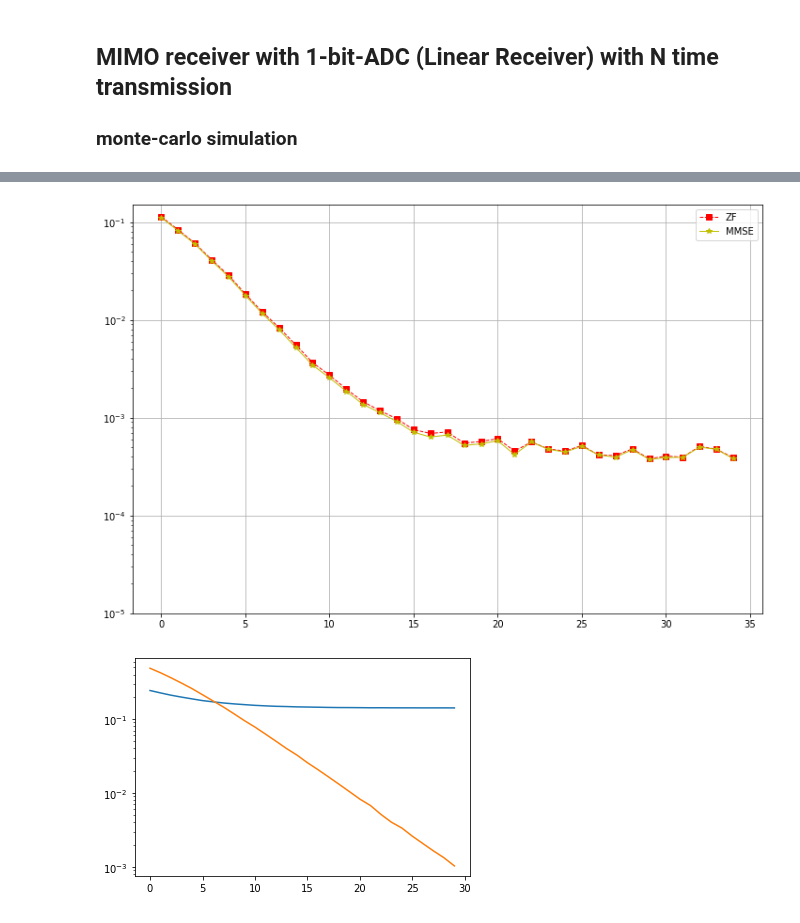
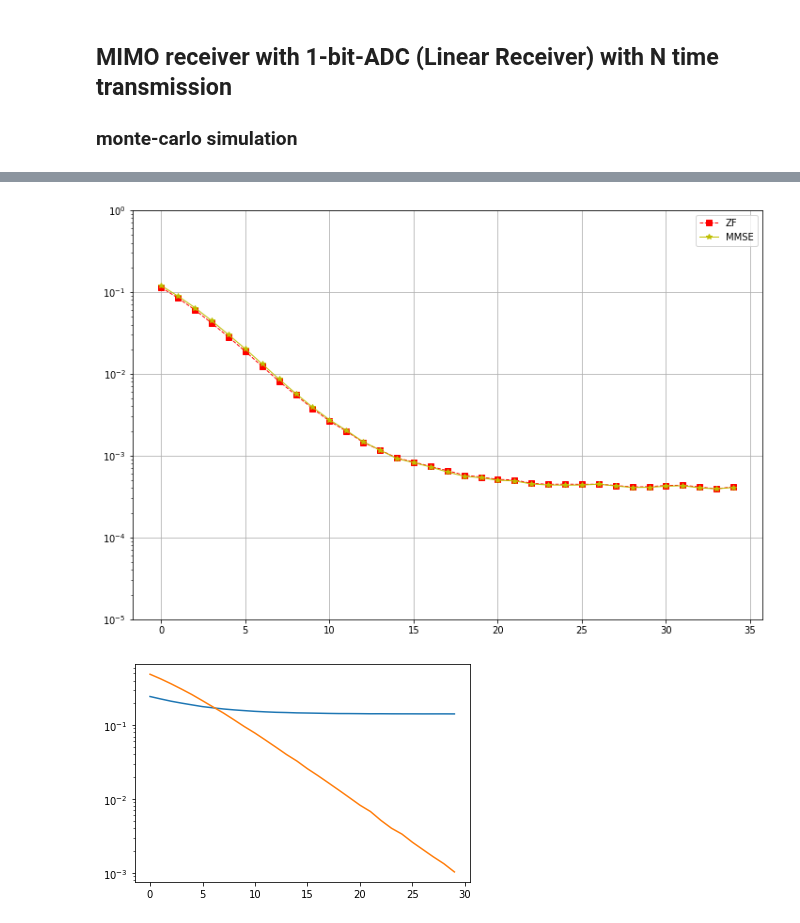
Before and after one commit to IISL-HYU/comm, a Jupyter notebook: practice.ipynb, the cells around one changed output, grey strips where cells are left out. Cells and saved outputs as stored; diff of their text form; code cells hidden in the pictures.

```diff
--- a/practice.ipynb
+++ b/practice.ipynb
@@ -260,20 +260,18 @@ for snr in range(SNR_max):
 
     # 1-bit ADC
     y = np.sign(r_re)
+    y = y[:, :N, :] + 1j*y[:, N:, :]
 
     # relaxed linear receiver
-    W_zf = np.linalg.pinv(H_re)
-    W_mmse = np.matmul((H_re.conjugate()).transpose((0, 2, 1)), H_re) + (np.eye(2 * K) * np.ones((T, 2*K, 2*K)))
+    W_zf = np.linalg.pinv(H)
+    W_mmse = np.matmul((H.conjugate()).transpose((0, 2, 1)), H) + ((np.eye(K)+1j*np.eye(K)) * np.ones((T, K, K)))
     W_mmse = np.linalg.inv(W_mmse)
-    W_mmse = np.matmul(W_mmse, (H_re.conjugate()).transpose((0, 2, 1)))
+    W_mmse = np.matmul(W_mmse, (H.conjugate()).transpose((0, 2, 1)))
 
     # Relaxed estimation of x
     x_tilde = np.matmul(W_zf, y)
     x_tilde_mmse = np.matmul(W_mmse, y)
 
-    # real to complex representation to detect symbol
-    x_tilde = x_tilde[:, :K] + 1j * x_tilde[:, K:]
-    x_tilde_mmse = x_tilde_mmse[:, :K] + 1j * x_tilde_mmse[:, K:]
 
     # detection within each users (symbol-by-symbol)
     compare = np.abs(x_tilde - constellation_points)
@@ -374,20 +372,17 @@ for t in range(trials):
 
         # 1-bit ADC
         y = np.sign(r_re)
+        y = y[:, :N, :] + 1j * y[:, N:, :]
 
         # relaxed linear receiver
-        W_zf = np.linalg.pinv(H_re)
-        W_MMSE = np.matmul((H_re.conjugate()).transpose(0, 2, 1), H_re) + np.eye(2 * K) * np.ones(shape=(T, 2*K, 2*K)) * (10 ** (-snr/20))
+        W_zf = np.linalg.pinv(H)
+        W_MMSE = np.matmul((H.conjugate()).transpose(0, 2, 1), H) + (10 ** (-snr/20)) * ((np.eye(K) + 1j * np.eye(K)) * np.ones(shape=(T, K, K)))
         W_MMSE = np.linalg.inv(W_MMSE)
-        W_MMSE = np.matmul(W_MMSE, (H_re.conjugate()).transpose(0, 2, 1))
+        W_MMSE = np.matmul(W_MMSE, (H.conjugate()).transpose(0, 2, 1))
 
         # Relaxed estimation of x
         x_tilde_zf = np.matmul(W_zf, y)
         x_tilde_mmse = np.matmul(W_MMSE, y)
-
-        # real to complex representation to detect symbol
-        x_tilde_zf = x_tilde_zf[:, :K] + 1j * x_tilde_zf[:, K:]
-        x_tilde_mmse = x_tilde_mmse[:, :K] + 1j * x_tilde_mmse[:, K:]
 
         # detection within each users (symbol-by-symbol)
         compare = np.abs(x_tilde_zf - constellation_points)
@@ -441,14 +436,14 @@ snr:  25 ser(zf):  0.00014999999999998348    |   ser(mmse):  0.00014999999999998
 # %%
 
 plt.figure(figsize=(12, 8))
 plt.semilogy(sers_avg_zf, '--rs', linewidth=1, label='ZF')
 plt.semilogy(sers_avg_mmse, '-y*', linewidth=1, label='MMSE')
-plt.yticks([1e-1, 1e-2, 1e-3, 1e-4, 1e-5])
+plt.yticks([1e-0, 1e-1, 1e-2, 1e-3, 1e-4, 1e-5])
 plt.grid()
 plt.legend()
 plt.show()
 # %% [output]
-[figure, old version]
+[figure, new version]
 # %%
 sers_avg_squeezed_loaded = np.load("./results/sers_avg_1_bit_zero_forcing.npy")
 sers_avg_real = np.load("./results/sers_avg_conventional_zero_forcing.npy")
```
Also changed, not shown: parts of 10 cells of this notebook.
